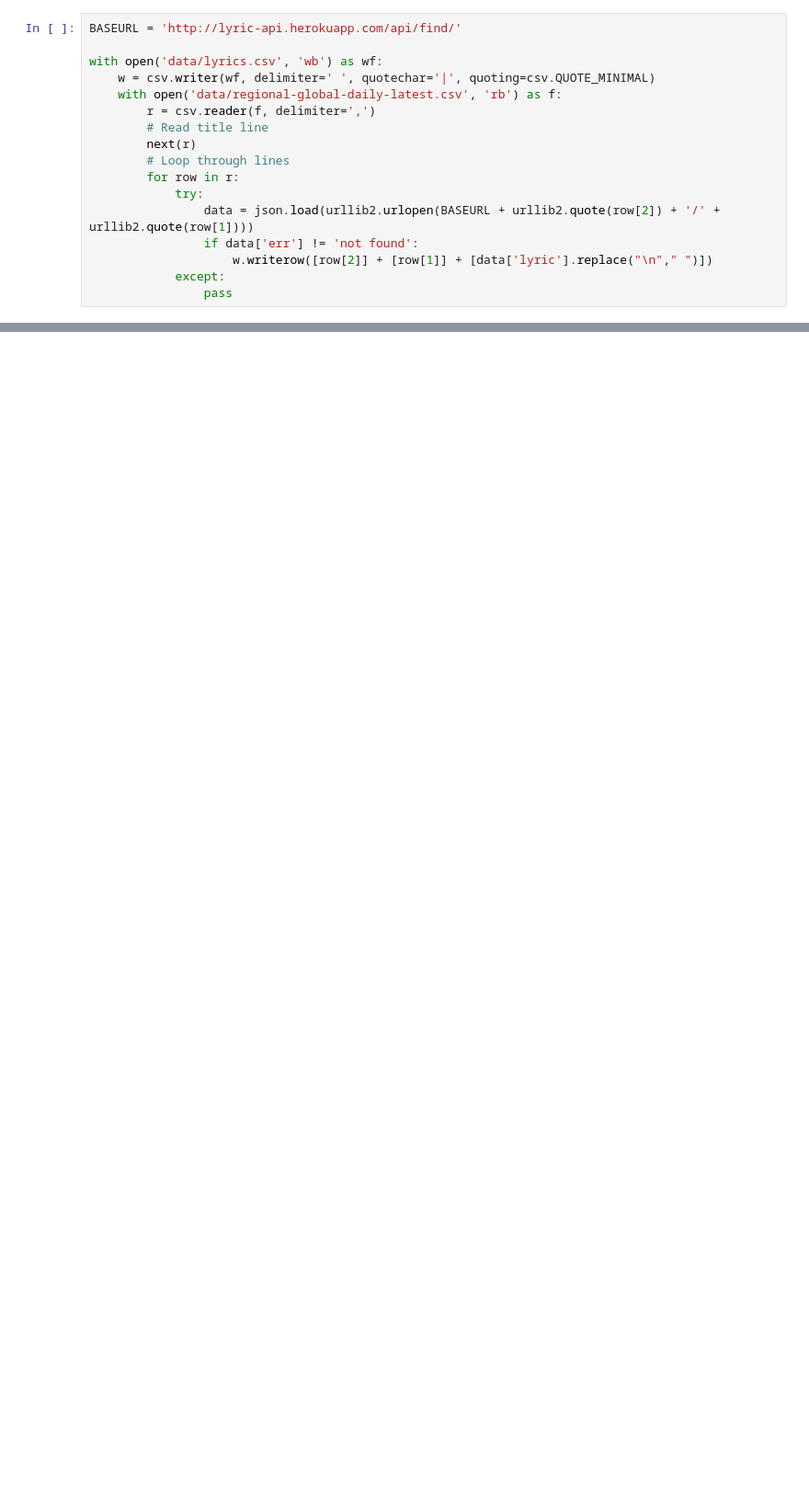
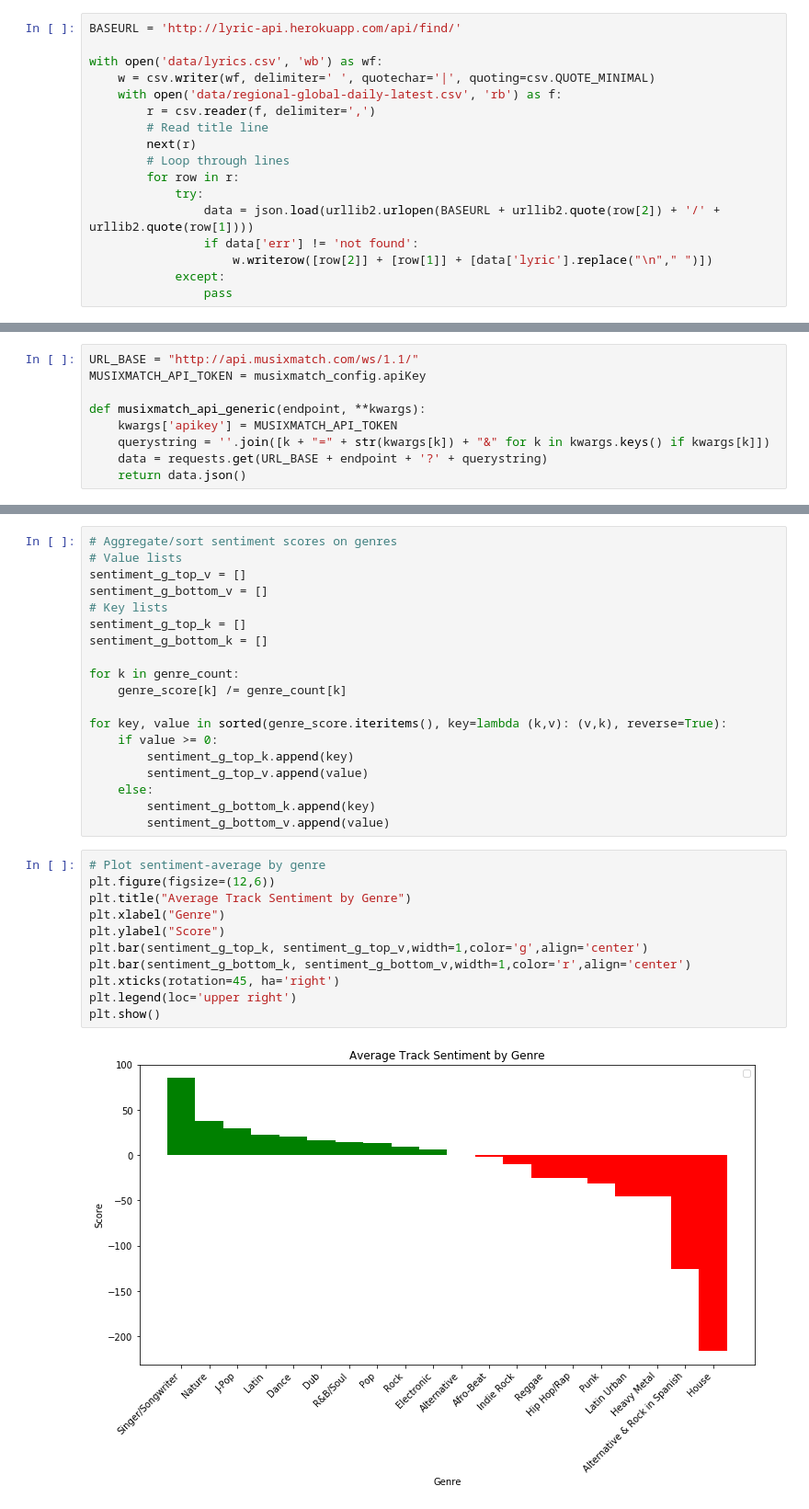
Before and after one commit to bradymadden97/bigdata-spotify, a Jupyter notebook: visualizations.ipynb, the cells around one changed output, grey strips where cells are left out. Shown: that part at 92% size. Drawn from its saved outputs; the diff is of its cells as text; blank space fills up the shorter version.

```diff
--- a/visualizations.ipynb
+++ b/visualizations.ipynb
@@ -39,0 +134,9 @@ with open('data/lyrics.csv', 'rb') as rr:
+# %%
+URL_BASE = "http://api.musixmatch.com/ws/1.1/"
+MUSIXMATCH_API_TOKEN = musixmatch_config.apiKey
+
+def musixmatch_api_generic(endpoint, **kwargs):
+    kwargs['apikey'] = MUSIXMATCH_API_TOKEN
+    querystring = ''.join([k + "=" + str(kwargs[k]) + "&" for k in kwargs.keys() if kwargs[k]])
+    data = requests.get(URL_BASE + endpoint + '?' + querystring)
+    return data.json()
@@ -39,0 +170,32 @@ with open('data/lyrics.csv', 'rb') as rr:
+# %%
+# Aggregate/sort sentiment scores on genres
+# Value lists
+sentiment_g_top_v = []
+sentiment_g_bottom_v = []
+# Key lists
+sentiment_g_top_k = []
+sentiment_g_bottom_k = []
+
+for k in genre_count:
+    genre_score[k] /= genre_count[k]
+
+for key, value in sorted(genre_score.iteritems(), key=lambda (k,v): (v,k), reverse=True):
+    if value >= 0:
+        sentiment_g_top_k.append(key)
+        sentiment_g_top_v.append(value)
+    else:
+        sentiment_g_bottom_k.append(key)
+        sentiment_g_bottom_v.append(value)
+# %%
+# Plot sentiment-average by genre
+plt.figure(figsize=(12,6))
+plt.title("Average Track Sentiment by Genre")
+plt.xlabel("Genre")
+plt.ylabel("Score")
+plt.bar(sentiment_g_top_k, sentiment_g_top_v,width=1,color='g',align='center')
+plt.bar(sentiment_g_bottom_k, sentiment_g_bottom_v,width=1,color='r',align='center')
+plt.xticks(rotation=45, ha='right')
+plt.legend(loc='upper right')
+plt.show()
+# %% [output]
+[figure, added]
```
Also changed, not shown: parts of 11 cells of this notebook, 1 other file.
